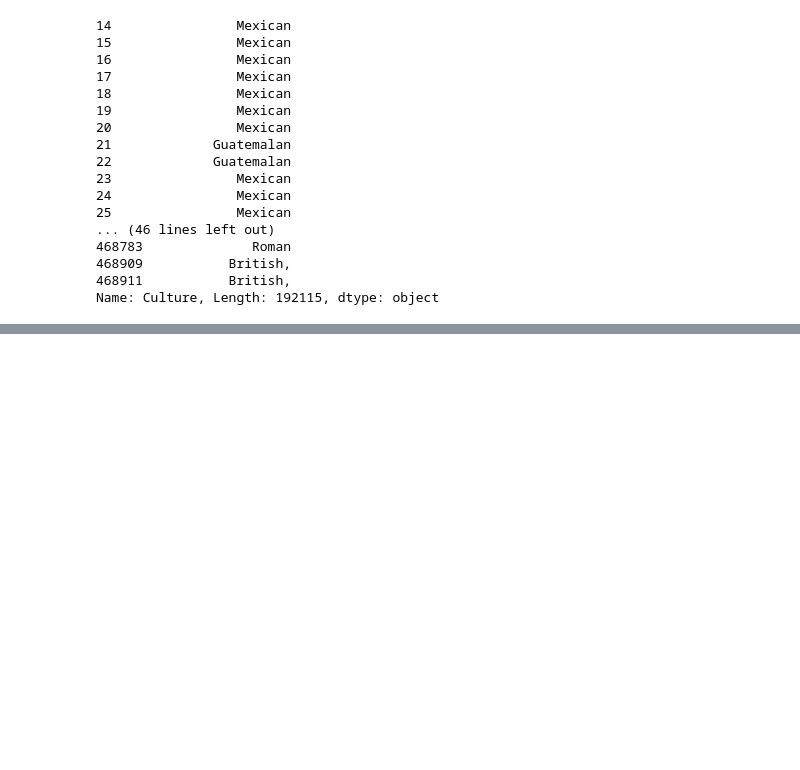
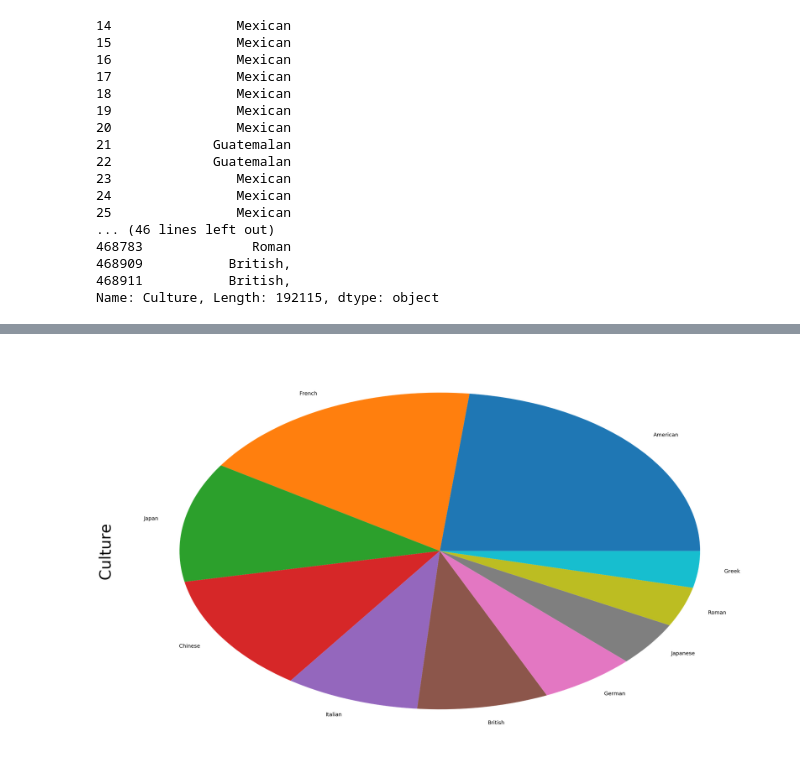
Before and after one commit to Jingophelia/Projects, a Jupyter notebook: Project2.ipynb, the cells around one changed output, grey strips where cells are left out. Saved outputs shown, nothing was run; the diff lists cells and outputs as text; code cells hidden in the pictures; blank space fills up the shorter version.

```diff
--- a/Project2.ipynb
+++ b/Project2.ipynb
@@ -237,7 +243,8 @@ Name: Culture, Length: 192115, dtype: object
 # %%
 # Count unique values in culture
 c_1=c_1.str.replace(',', '')
-c_1=c_1.str.replace(',', '')
+c_1=c_1.str.replace('China', 'Chinese')
 c_1=c_1.value_counts()
+#c_1.replace('China','Chinese')
 c_1
 # %% [output]
@@ -260,0 +268,5 @@ Name: Culture, Length: 1561, dtype: int64
+# %%
+c_1.iloc[0:10].plot(kind='pie')
+plt.show()
+# %% [output]
+[figure, added]
```
Also changed, not shown: parts of 33 cells of this notebook.
